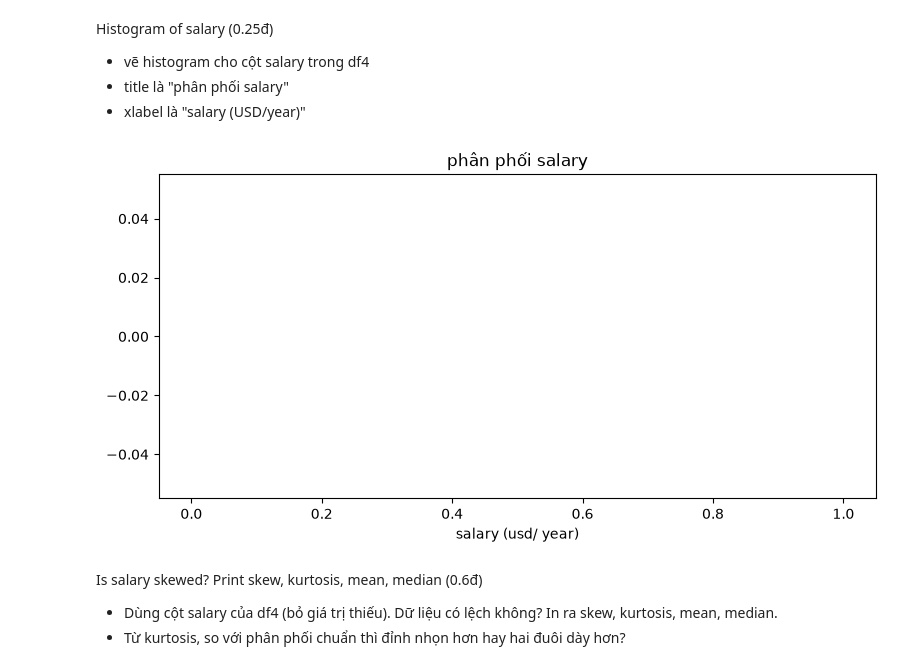
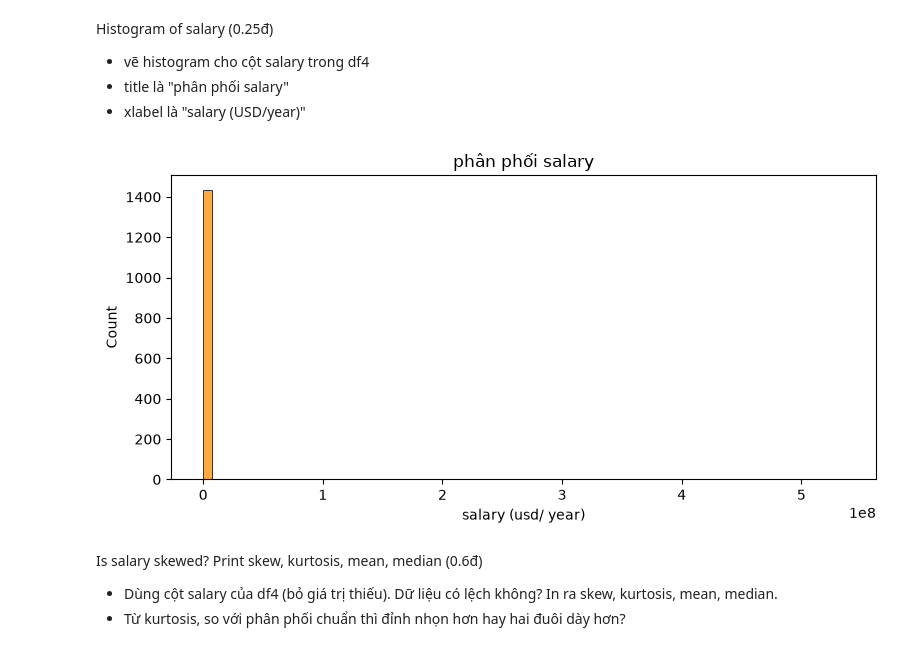
Before and after one commit to quoctuan0503/NguyenVuongQuocTuan_24740451_W5, a Jupyter notebook: STT_24738801_PhanChiThanh_37_2.ipynb, the cells around one changed output. Saved outputs shown, nothing was run; the diff lists cells and outputs as text; code cells hidden in the pictures.

```diff
--- a/STT_24738801_PhanChiThanh_37_2.ipynb
+++ b/STT_24738801_PhanChiThanh_37_2.ipynb
@@ -205,13 +206,13 @@ df2 missing table (0.4đ)
 * Chỉ giữ các dòng có missing_count khác 0
 # %%
 # df2 =?
-df = df.copy()
-misscout = df.isnull().sum()
-missper =(df.isnull().mean())* 100
+miss_cout = df.isnull().sum()
+miss_per =(df.isnull().mean())* 100
 df2 = pd.DataFrame ({'columns_name' : df.columns,
-                     'missing_count': misscout,
-                     "missing_percent": missper} )
+                     'missing_count': miss_cout,
+                     "missing_percent": miss_per} )
 
+df2 = (df2[df2['missing_count'] > 0].sort_values(ascending=False, by='missing_count').reset_index(drop=True))
 df2
 # %% [output]
 |  | columns_name | missing_count | missing_percent |
@@ -293,13 +309,20 @@ Fill with mode/mean/median (0.6đ)
 * Tạo remote_flag từ remote_allowed, ô trống điền 0.
 * salary: không điền.
 # %%
-df['company_name'] = df['company_name'].fillna(df['company_name'].mode().iloc[0])
-df['views'] = df['views'].fillna(df['views'].median())
-df['applies'] = df['applies'].fillna(df['applies'].median())
-df  =               df.fillna(value = {'experience_level':'Unknown'})
-df = df.fillna(value = {'remote_allowed': '0'})
-df['remote_flag']  = df['remote_allowed']
-df= df.dropna(subset = ['salary'])
+# df['company_name'] = df['company_name'].fillna(df['company_name'].mode().iloc[0])
+# df['views'] = df['views'].fillna(df['views'].median())
+# df['applies'] = df['applies'].fillna(df['applies'].median())
+# df  =               df.fillna(value = {'experience_level':'Unknown'})
+# df = df.fillna(value = {'remote_allowed': '0'})
+# df['remote_flag']  = df['remote_allowed']
+# df= df.dropna(subset = ['salary'])
+# %%
+mode_company = df['company_name'].mode()[0]
+df['company_name'] = df['company_name'].fillna(mode_company)
+df['views'] = df['views'].fillna(df['views'].median())
+df['applies'] = df['applies'].fillna(df['applies'].median())
+df['experience_level'] = df['experience_level'].fillna("Unknown")
+df['remote_flag'] = df['remote_allowed'].fillna(0)
 # %%
 # kiểm tra lại sau xử lý missing data
 df[["company_name", "views", "applies", "experience_level", "salary"]].isnull().sum()
@@ -363,4 +386,4 @@ df4 outlier filter (0.4đ)
 # %%
 # df4 =?
 df4  = df.copy()
-df4 = df[((df2_1 >= lowerr) & (df2_1 <= upperr)).any(axis = 1)]
+df4 = df[((df >= lowerr) & (df <= upperr)).any(axis = 1)]
@@ -387,14 +424,14 @@ Histogram of salary (0.25đ)
 * xlabel là "salary (USD/year)"
 # %%
 plt.figure(figsize=(8, 4))
-plt.hist(df4['salary'].dropna(), bins=40, color="steelblue", edgecolor="white")
+sns.histplot(data=df4, x='salary', color='darkorange')
 plt.title("phân phối salary")
 
 plt.tight_layout()
 plt.xlabel("salary (usd/ year)")
 plt.show()
 # %% [output]
-[figure, old version]
+[figure, new version]
 # %% [markdown]
 Is salary skewed? Print skew, kurtosis, mean, median (0.6đ)
 * Dùng cột salary của df4 (bỏ giá trị thiếu). Dữ liệu có lệch không? In ra skew, kurtosis, mean, median.
```
Also changed, not shown: parts of 19 cells of this notebook.
